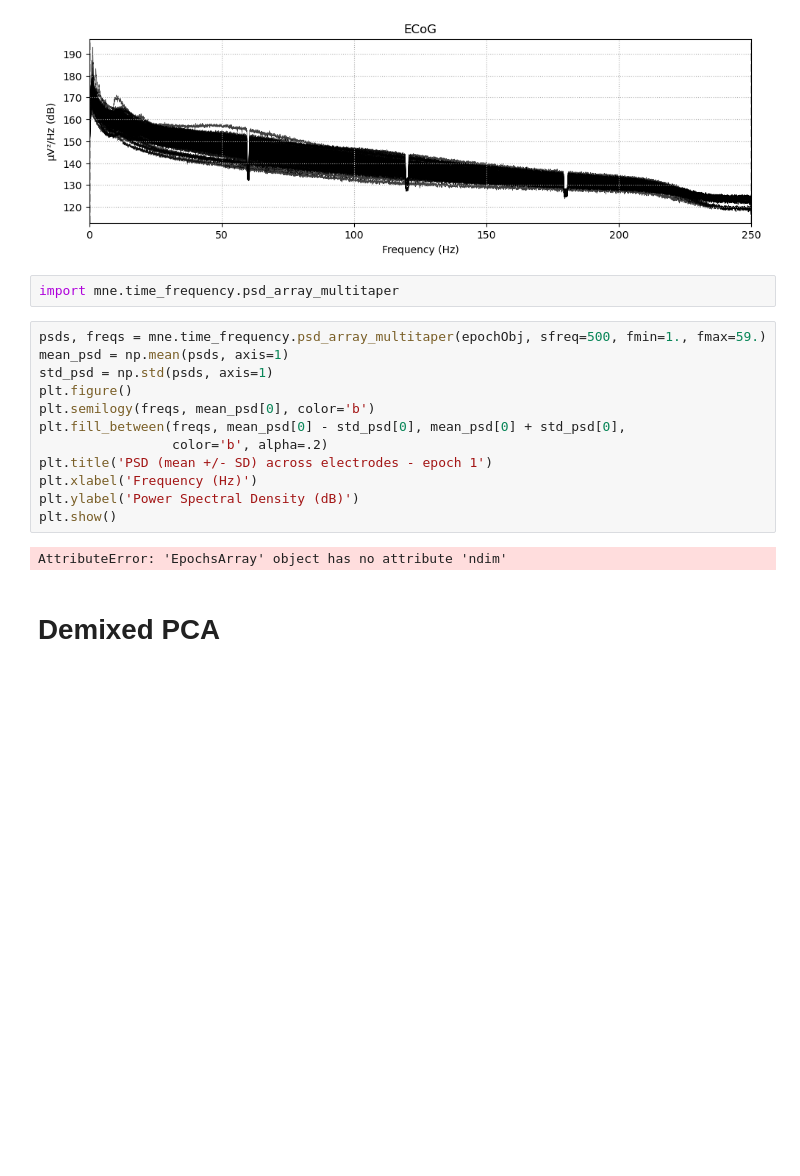
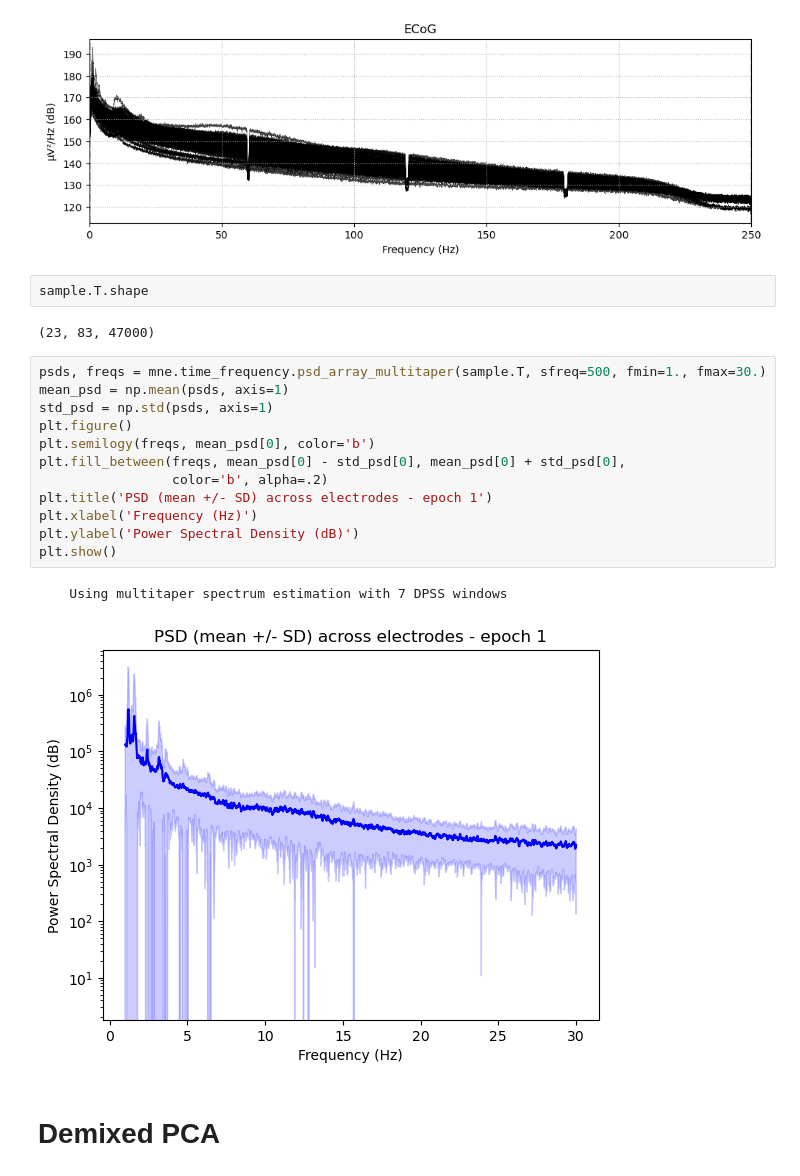
Before and after one commit to IVAN-Hu-yi/NMA, a Jupyter notebook: Analysis.ipynb, the cells around one changed output. Saved outputs shown, nothing was run; the diff lists cells and outputs as text; blank space fills up the shorter version.

```diff
--- a/Analysis.ipynb
+++ b/Analysis.ipynb
@@ -204,21 +204,24 @@ epochObj.compute_psd().plot()
 Averaging across epochs...
 [figure]
 [figure]
-# %%
-import mne.time_frequency.psd_array_multitaper
+# %%
+sample.T.shape
+# %% [output]
+(23, 83, 47000)
 # %%
-psds, freqs = mne.time_frequency.psd_array_multitaper(epochObj, sfreq=500, fmin=1., fmax=59.)
+psds, freqs = mne.time_frequency.psd_array_multitaper(sample.T, sfreq=500, fmin=1., fmax=30.)
 mean_psd = np.mean(psds, axis=1)
 std_psd = np.std(psds, axis=1)
 plt.figure()
 plt.semilogy(freqs, mean_psd[0], color='b')
 plt.fill_between(freqs, mean_psd[0] - std_psd[0], mean_psd[0] + std_psd[0],
                  color='b', alpha=.2)
 plt.title('PSD (mean +/- SD) across electrodes - epoch 1')
 plt.xlabel('Frequency (Hz)')
 plt.ylabel('Power Spectral Density (dB)')
 plt.show()
 # %% [output]
-AttributeError: 'EpochsArray' object has no attribute 'ndim'
+    Using multitaper spectrum estimation with 7 DPSS windows
+[figure, added]
 # %% [markdown]
 # Demixed PCA
```
